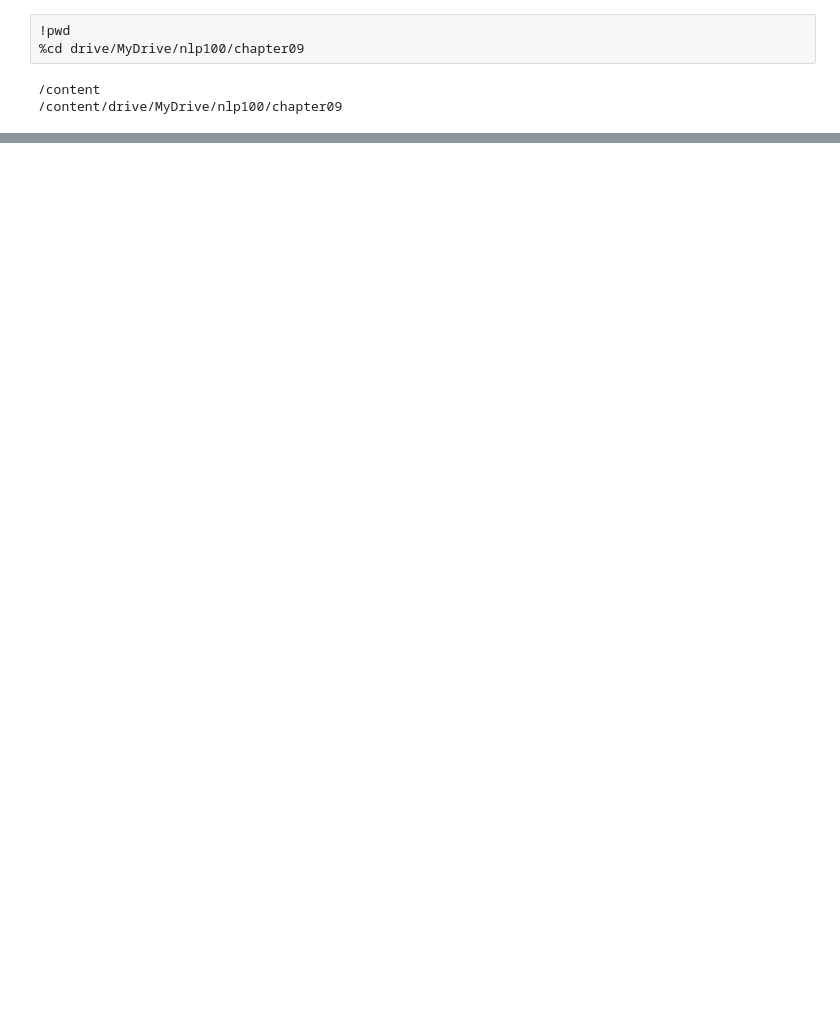
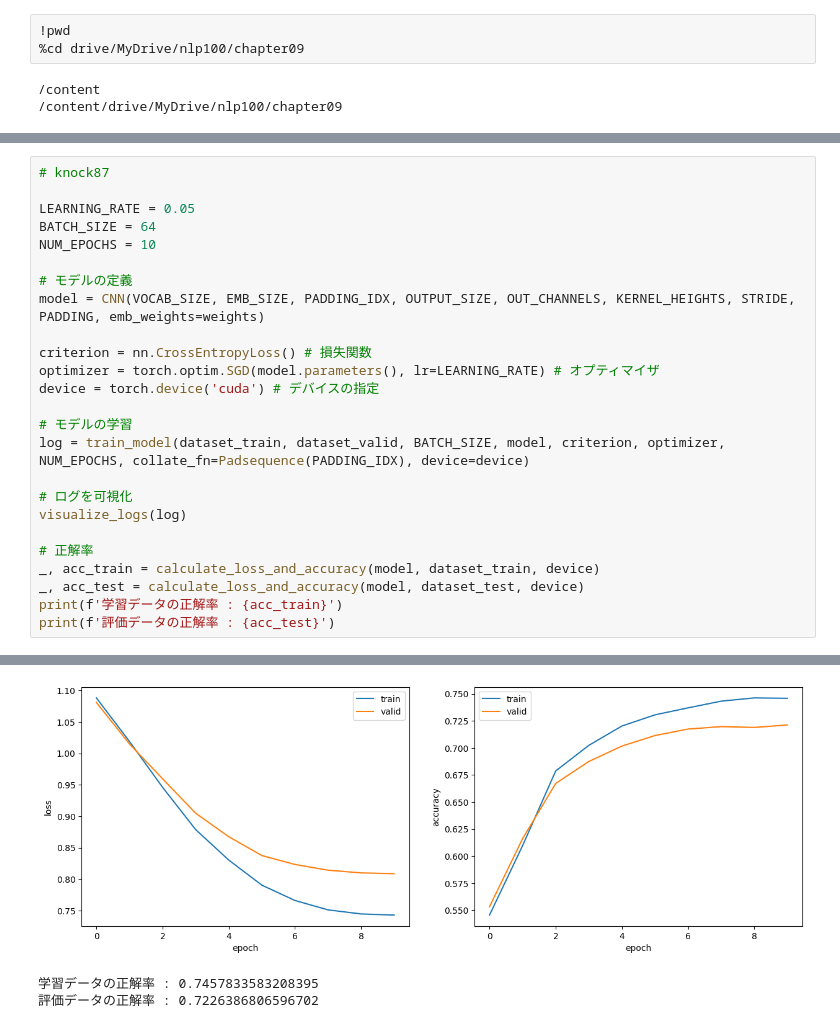
Before and after one commit to tmu-nlp/100knock2023, a Jupyter notebook: yamamoto/chapter09/chapter09.ipynb, the cells around one changed output, grey strips where cells are left out. Saved outputs shown, nothing was run; the diff lists cells and outputs as text; blank space fills up the shorter version.

```diff
--- a/yamamoto/chapter09/chapter09.ipynb
+++ b/yamamoto/chapter09/chapter09.ipynb
@@ -394,0 +549,26 @@ epoch: 1, loss_train: 1.1119, accuracy_train: 0.5183, loss_valid: 1.1287, accura
+# %%
+# knock87
+
+LEARNING_RATE = 0.05
+BATCH_SIZE = 64
+NUM_EPOCHS = 10
+
+# モデルの定義
+model = CNN(VOCAB_SIZE, EMB_SIZE, PADDING_IDX, OUTPUT_SIZE, OUT_CHANNELS, KERNEL_HEIGHTS, STRIDE, PADDING, emb_weights=weights)
+
+criterion = nn.CrossEntropyLoss() # 損失関数
+optimizer = torch.optim.SGD(model.parameters(), lr=LEARNING_RATE) # オプティマイザ
+device = torch.device('cuda') # デバイスの指定
+
+# モデルの学習
+log = train_model(dataset_train, dataset_valid, BATCH_SIZE, model, criterion, optimizer, NUM_EPOCHS, collate_fn=Padsequence(PADDING_IDX), device=device)
+
+# ログを可視化
+visualize_logs(log)
+
+# 正解率
+_, acc_train = calculate_loss_and_accuracy(model, dataset_train, device)
+_, acc_test = calculate_loss_and_accuracy(model, dataset_test, device)
+print(f'学習データの正解率 : {acc_train}')
+print(f'評価データの正解率 : {acc_test}')
+# %% [output]
@@ -394,0 +585,3 @@ epoch: 1, loss_train: 1.1119, accuracy_train: 0.5183, loss_valid: 1.1287, accura
+[figure, added]
+学習データの正解率 : 0.7457833583208395
+評価データの正解率 : 0.7226386806596702
```
Also changed, not shown: parts of 15 cells of this notebook, 7 other files.
